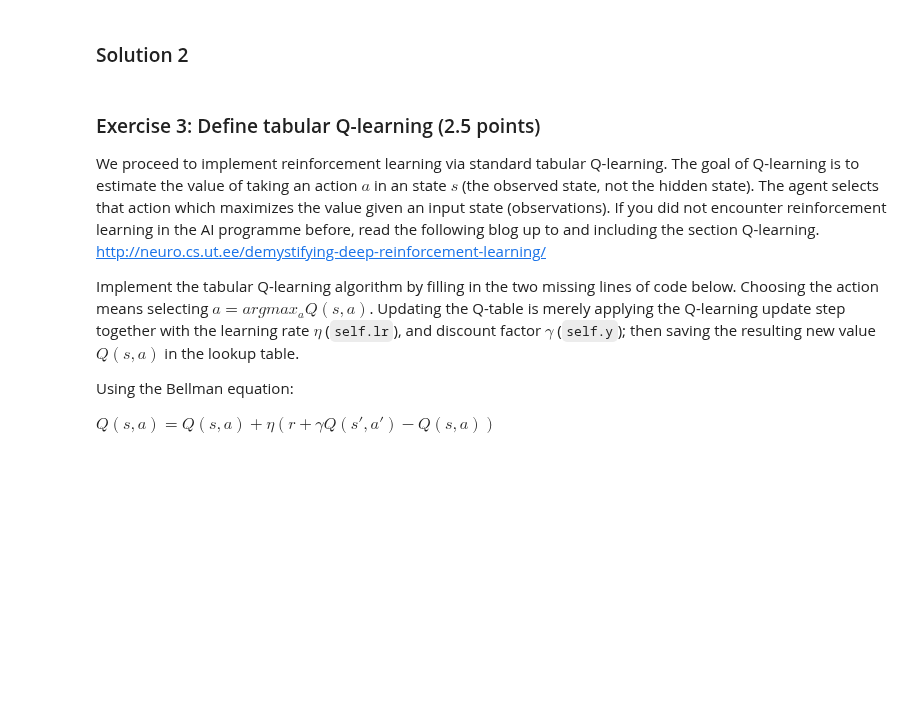
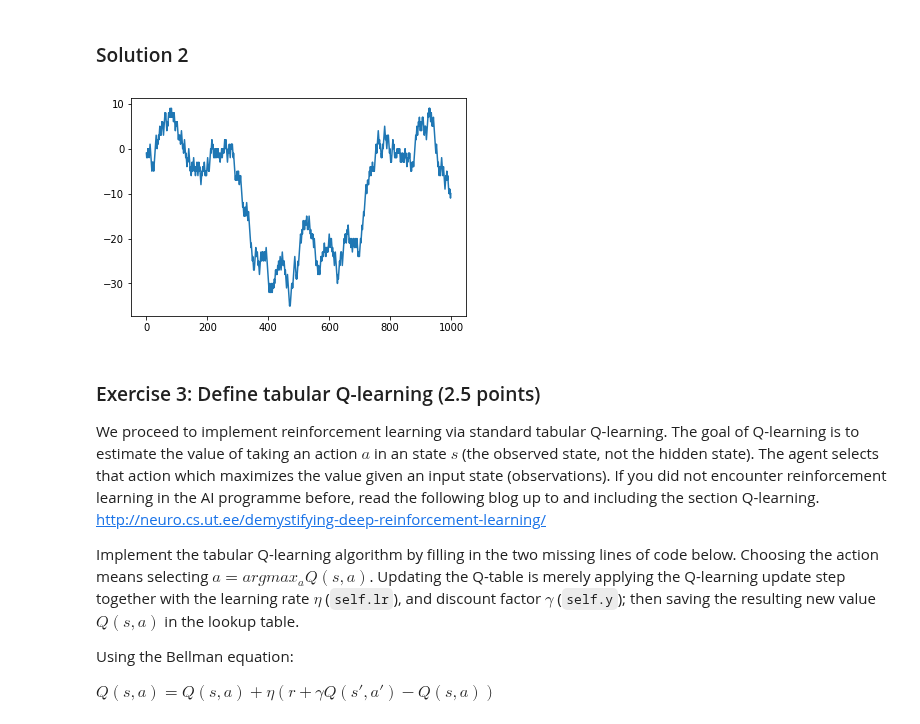
Before and after one commit to AjinkyaIndulkar/neural-networks-1920, a Jupyter notebook: P7 - Reinforcement Learning/Chapter_11_reinforcement_learning.ipynb, the cells around one changed output. Drawn from its saved outputs; the diff is of its cells as text; code cells hidden in the pictures; blank space fills up the shorter version.

```diff
--- a/P7 - Reinforcement Learning/Chapter_11_reinforcement_learning.ipynb
+++ b/P7 - Reinforcement Learning/Chapter_11_reinforcement_learning.ipynb
@@ -160,6 +160,8 @@ Note that the initialized agent object will have a reference to the environment,
 # %% [markdown]
 ### Solution 1
 # %%
+import random
+
 class RandomAgent(object):
     """
     Implements a random agent.
@@ -183,7 +185,7 @@ class RandomAgent(object):
         Returns:
             action = [int] the action
         """
-        ### Write code here. ###
+        action = random.randint(0,1)
         return action
 
     def train(self, action, obs_old, reward, obs_new):
@@ -206,15 +208,25 @@ class RandomAgent(object):
 1. Is it doing something rational?
 # %% [markdown]
 ### Solution 2
+# %%
+def cumulative_reward(R):
+    cumul_reward = [R[0]]
+    for i in range(1,len(R)):
+        cumul_reward.append(cumul_reward[i-1]+R[i])
+    return cumul_reward
 # %%
 # Create agent
-### Write code here ###
+random_agent = RandomAgent(env)
 
 # Put the agent in the environment
-### Write code here ###
+R = run_agent(env, random_agent)
 
 # Plot cumulative reward
-### Write code here ###
+cumul_reward = cumulative_reward(R)
+plt.plot(cumul_reward)
+plt.show()
+# %% [output]
+[figure, added]
 # %% [markdown]
 ### Exercise 3: Define tabular Q-learning (2.5 points)
 We proceed to implement reinforcement learning via standard tabular Q-learning. The goal of Q-learning is to estimate the value of taking an action $a$ in an state $s$ (the observed state, not the hidden state). The agent selects that action which maximizes the value given an input state (observations). If you did not encounter reinforcement learning in the AI programme before, read the following blog up to and including the section Q-learning.
```
